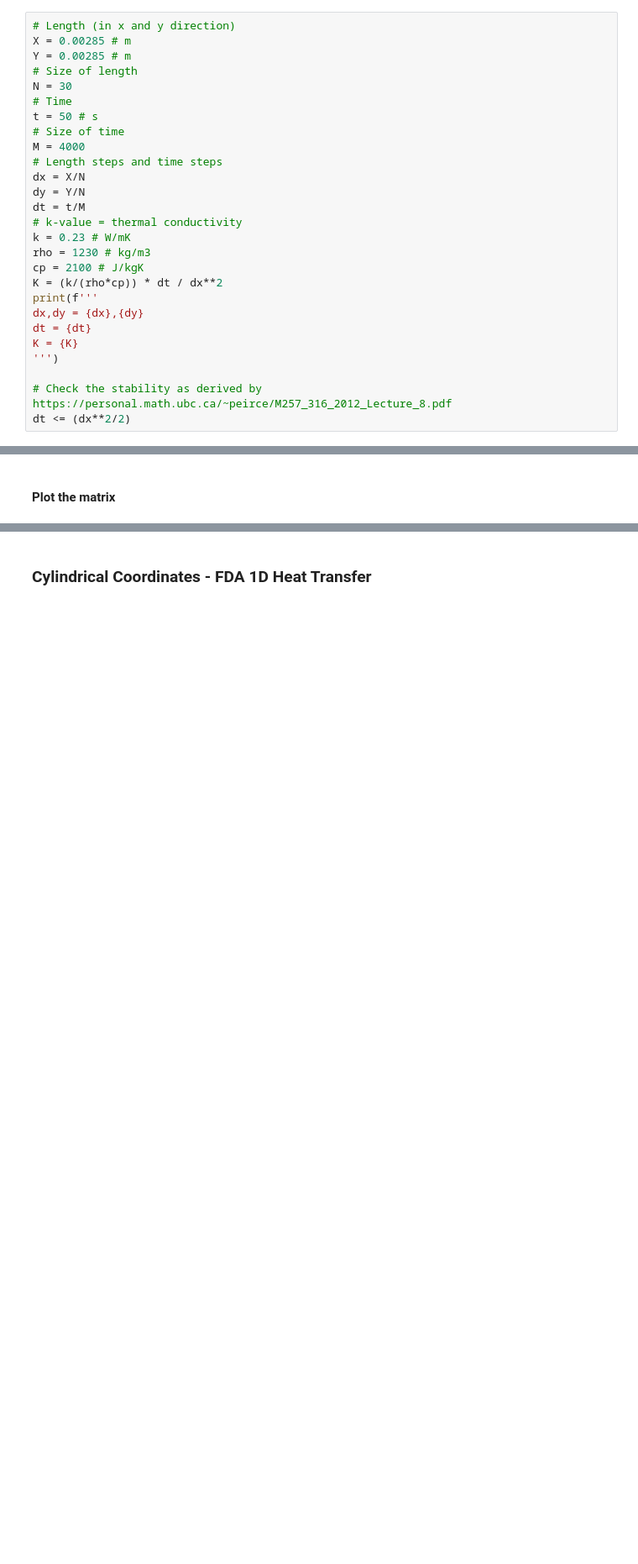
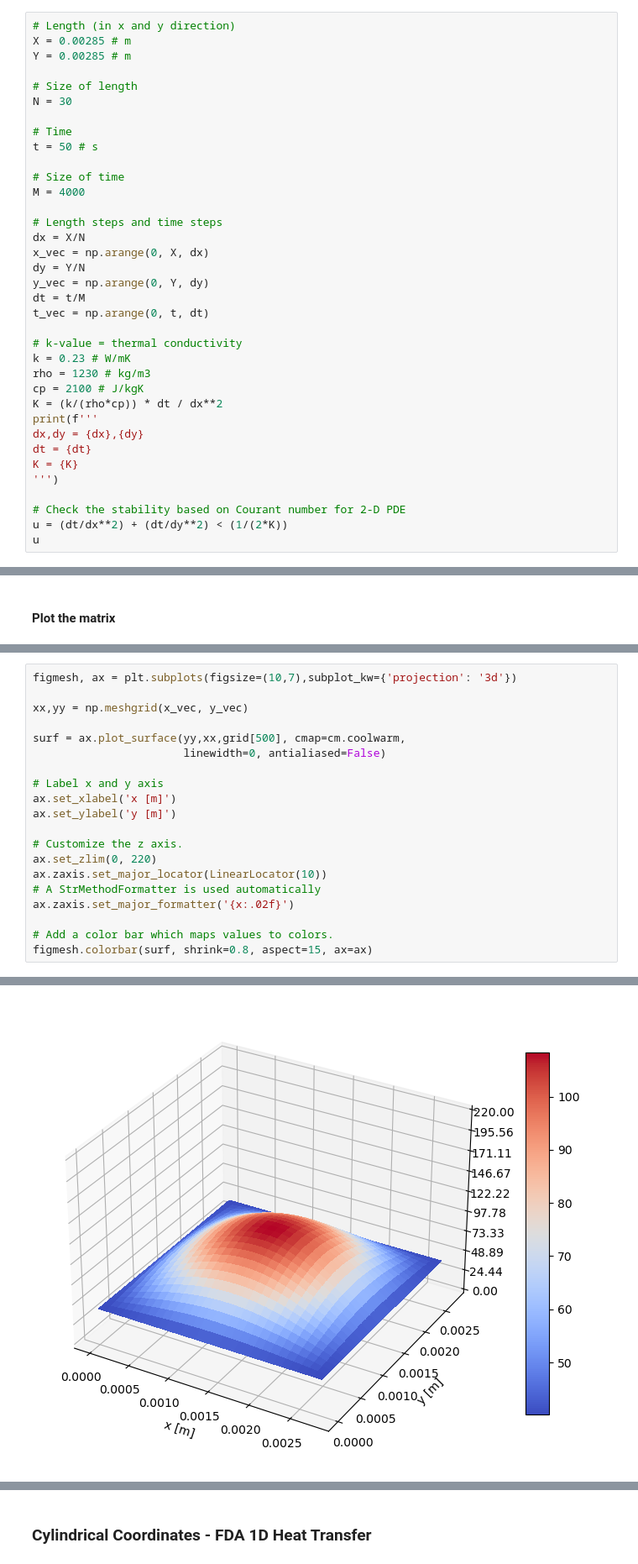
Before and after one commit to dizzydwarfus/Personal_Projects, a Jupyter notebook: Numerical_methods/FDA/finite_diff.ipynb, the cells around one changed output, grey strips where cells are left out. Shown at 84% size. Cells and saved outputs as stored; diff of their text form; blank space fills up the shorter version.

```diff
--- a/Numerical_methods/FDA/finite_diff.ipynb
+++ b/Numerical_methods/FDA/finite_diff.ipynb
@@ -117,16 +114,24 @@ plt.show()
 # Length (in x and y direction)
 X = 0.00285 # m
 Y = 0.00285 # m
+
 # Size of length
 N = 30
+
 # Time
 t = 50 # s
+
 # Size of time
 M = 4000
+
 # Length steps and time steps
 dx = X/N
+x_vec = np.arange(0, X, dx)
 dy = Y/N
+y_vec = np.arange(0, Y, dy)
 dt = t/M
+t_vec = np.arange(0, t, dt)
+
 # k-value = thermal conductivity
 k = 0.23 # W/mK
 rho = 1230 # kg/m3
@@ -138,8 +143,9 @@ dt = {dt}
 K = {K}
 ''')
 
-# Check the stability as derived by https://personal.math.ubc.ca/~peirce/M257_316_2012_Lecture_8.pdf
-dt <= (dx**2/2)
+# Check the stability based on Courant number for 2-D PDE
+u = (dt/dx**2) + (dt/dy**2) < (1/(2*K))
+u
 # %% [output]
 dx,dy = 9.5e-05,9.5e-05
 dt = 0.0125
@@ -219,0 +230,21 @@ plt.show()
+# %%
+figmesh, ax = plt.subplots(figsize=(10,7),subplot_kw={'projection': '3d'})
+
+xx,yy = np.meshgrid(x_vec, y_vec)
+
+surf = ax.plot_surface(yy,xx,grid[500], cmap=cm.coolwarm,
+                       linewidth=0, antialiased=False)
+
+# Label x and y axis
+ax.set_xlabel('x [m]')
+ax.set_ylabel('y [m]')
+
+# Customize the z axis.
+ax.set_zlim(0, 220)
+ax.zaxis.set_major_locator(LinearLocator(10))
+# A StrMethodFormatter is used automatically
+ax.zaxis.set_major_formatter('{x:.02f}')
+
+# Add a color bar which maps values to colors.
+figmesh.colorbar(surf, shrink=0.8, aspect=15, ax=ax)
+# %% [output]
@@ -219,0 +252 @@ plt.show()
+[figure, added]
```
Also changed, not shown: parts of 16 cells of this notebook, 2 other files.
